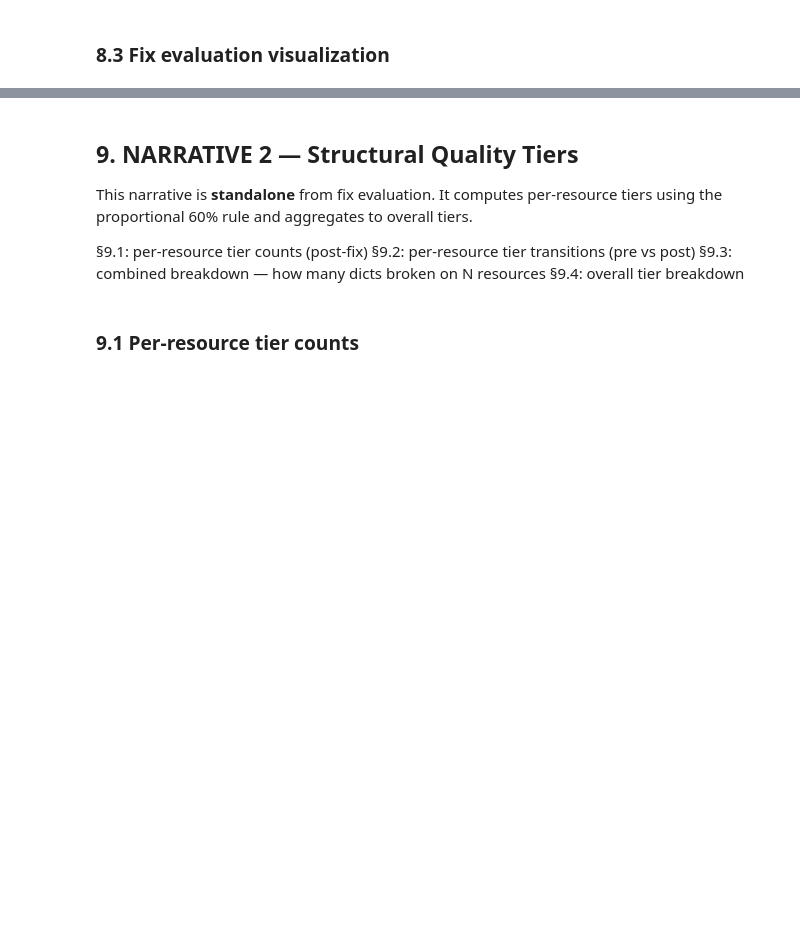
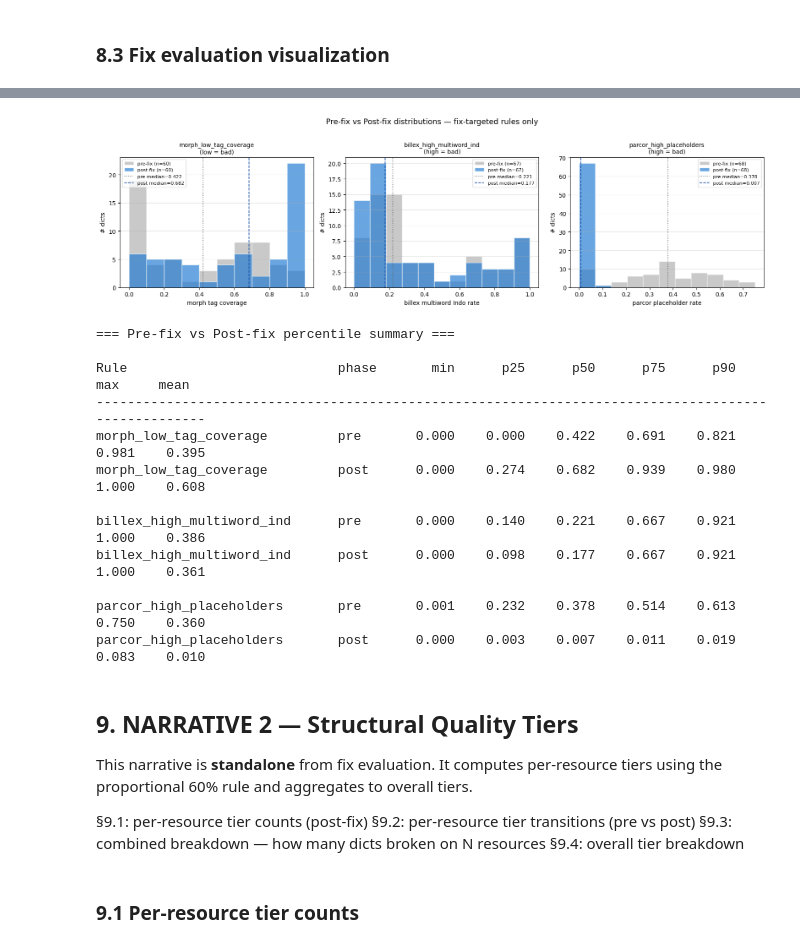
Before and after one commit to Pradiptaa/tugas-akhir-data-mining, a Jupyter notebook: TAEkstraksiKamus/postProcessing/Distribution Sanity Checks v3.ipynb, the cells around one changed output, grey strips where cells are left out. Cells and saved outputs as stored; diff of their text form; code cells hidden in the pictures; blank space fills up the shorter version.

```diff
--- a/TAEkstraksiKamus/postProcessing/Distribution Sanity Checks v3.ipynb
+++ b/TAEkstraksiKamus/postProcessing/Distribution Sanity Checks v3.ipynb
@@ -641,3 +641,78 @@ plt.show()
+# %%
+# === Post-fix distributions for fix-targeted rules ===
+# Compares pre-fix vs post-fix distributions for the 3 rules each fix script targets.
+# Non-targeted rules are skipped because their values don't change after the fixes run.
+
+# Map each targeted rule to (pre_metric_col, post_metric_col, direction, label)
+TARGETED_RULES = [
+    ("morph_low_tag_coverage",     "morph_tag_coverage",         "morph_fixed_tag_coverage",         "low",  "morph tag coverage"),
+    ("billex_high_multiword_ind",  "billex_multiword_ind_rate",  "billex_fixed_multiword_ind_rate",  "high", "billex multiword Indo rate"),
+    ("parcor_high_placeholders",   "parcor_placeholder_rate",    "parcor_fixed_placeholder_rate",    "high", "parcor placeholder rate"),
+]
+
+fig, axes = plt.subplots(1, 3, figsize=(16, 4.5))
+
+for ax, (rule, pre_col, post_col, direction, label) in zip(axes, TARGETED_RULES):
+    if pre_col not in metrics_df.columns or post_col not in metrics_df.columns:
+        ax.text(0.5, 0.5, f"(missing column for {rule})", ha="center", va="center", transform=ax.transAxes)
+        ax.set_title(rule, fontsize=10)
+        continue
+
+    pre_vals  = metrics_df[pre_col].dropna().values
+    post_vals = metrics_df[post_col].dropna().values
+
+    # Shared bin edges for fair pre/post comparison
+    all_vals = np.concatenate([pre_vals, post_vals])
+    n_bins = min(25, max(10, int(np.sqrt(len(all_vals)))))
+    bin_edges = np.linspace(all_vals.min(), all_vals.max(), n_bins + 1)
+
+    ax.hist(pre_vals,  bins=bin_edges, alpha=0.55, color="#9e9e9e", edgecolor="white", label=f"pre-fix (n={len(pre_vals)})")
+    ax.hist(post_vals, bins=bin_edges, alpha=0.65, color="#1976d2", edgecolor="white", label=f"post-fix (n={len(post_vals)})")
+
+    # Overlay medians as vertical lines
+    ax.axvline(np.median(pre_vals),  color="#616161", linestyle=":",  linewidth=1.2, label=f"pre median={np.median(pre_vals):.3f}")
+    ax.axvline(np.median(post_vals), color="#0d47a1", linestyle="--", linewidth=1.2, label=f"post median={np.median(post_vals):.3f}")
+
+    direction_phrase = "low = bad" if direction == "low" else "high = bad"
+    ax.set_title(f"{rule}\n({direction_phrase})", fontsize=10)
+    ax.set_xlabel(label)
+    ax.set_ylabel("# dicts")
+    ax.legend(fontsize=8, loc="best")
+    ax.grid(alpha=0.3, axis="y")
+
+plt.suptitle("Pre-fix vs Post-fix distributions — fix-targeted rules only", fontsize=13, y=1.02)
+plt.tight_layout()
+plt.savefig(DST_DIR / "_postfix_distributions.png", dpi=120, bbox_inches="tight")
+plt.show()
+
+# === Percentile summary for each pre/post pair ===
+print("\n=== Pre-fix vs Post-fix percentile summary ===\n")
+print(f"{'Rule':<30} {'phase':<6} {'min':>8} {'p25':>8} {'p50':>8} {'p75':>8} {'p90':>8} {'max':>8} {'mean':>8}")
+print("-" * 100)
+for rule, pre_col, post_col, direction, _ in TARGETED_RULES:
+    if pre_col not in metrics_df.columns or post_col not in metrics_df.columns:
+        continue
+    for phase, col in [("pre", pre_col), ("post", post_col)]:
+        v = metrics_df[col].dropna().values
+        if len(v) == 0:
+            continue
+        p25, p50, p75, p90 = np.percentile(v, [25, 50, 75, 90])
+        print(f"{rule:<30} {phase:<6} {v.min():>8.3f} {p25:>8.3f} {p50:>8.3f} {p75:>8.3f} {p90:>8.3f} {v.max():>8.3f} {v.mean():>8.3f}")
+    print()
+# %% [output]
+[figure, added]
+=== Pre-fix vs Post-fix percentile summary ===
+
+Rule                           phase       min      p25      p50      p75      p90      max     mean
+----------------------------------------------------------------------------------------------------
+morph_low_tag_coverage         pre       0.000    0.000    0.422    0.691    0.821    0.981    0.395
+morph_low_tag_coverage         post      0.000    0.274    0.682    0.939    0.980    1.000    0.608
+
+billex_high_multiword_ind      pre       0.000    0.140    0.221    0.667    0.921    1.000    0.386
+billex_high_multiword_ind      post      0.000    0.098    0.177    0.667    0.921    1.000    0.361
+
+parcor_high_placeholders       pre       0.001    0.232    0.378    0.514    0.613    0.750    0.360
+parcor_high_placeholders       post      0.000    0.003    0.007    0.011    0.019    0.083    0.010
 # %% [markdown]
 ## 9. NARRATIVE 2 — Structural Quality Tiers
 
```
Also changed, not shown: parts of 13 cells of this notebook.
